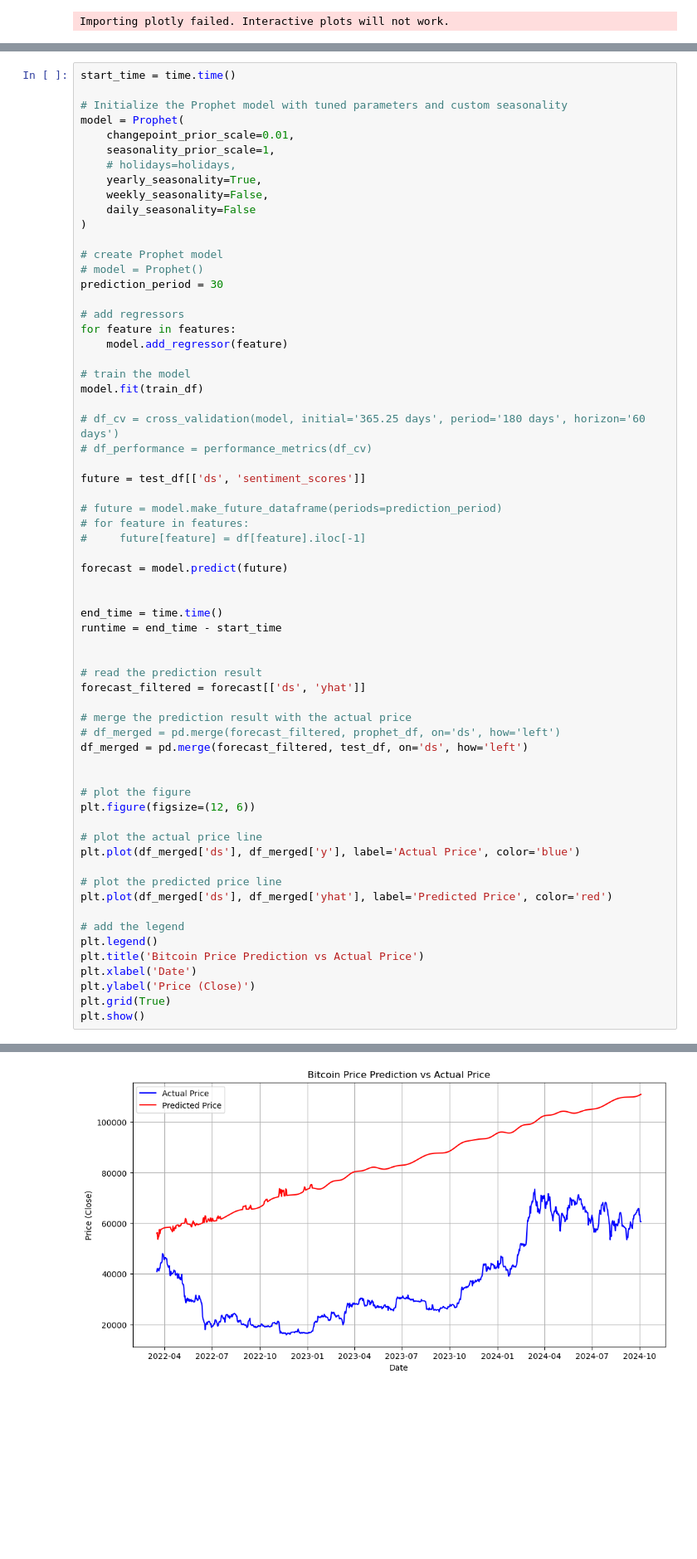
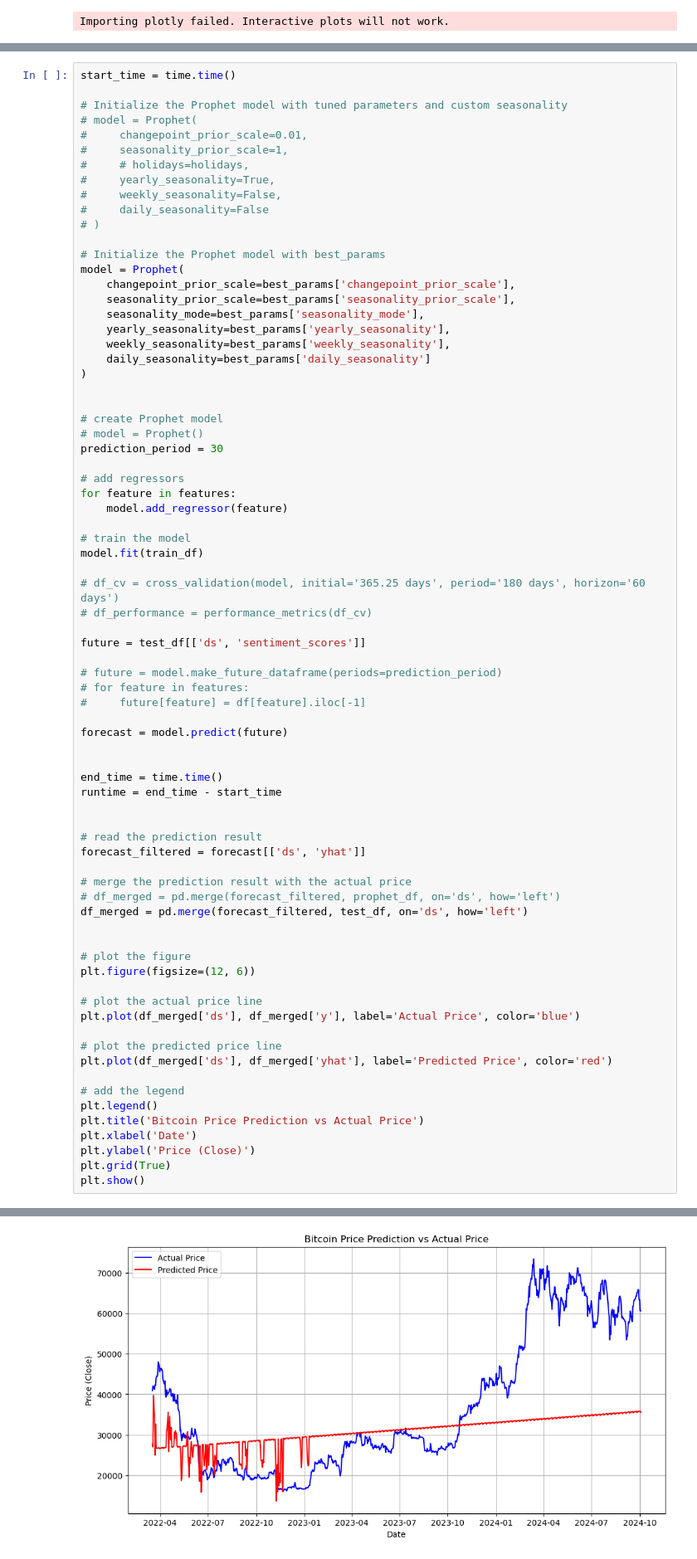
Before and after one commit to lcxWEB/bitflow, a Jupyter notebook: bitcoin_prediction/prophet.ipynb, the cells around one changed output, grey strips where cells are left out. Shown: that part at 83% size. Saved outputs shown, nothing was run; the diff lists cells and outputs as text; blank space fills up the shorter version.

Commit message:
optimize prophet model

```diff
--- a/bitcoin_prediction/prophet.ipynb
+++ b/bitcoin_prediction/prophet.ipynb
@@ -178,14 +182,25 @@ print(best_mae)
 start_time = time.time()
 
 # Initialize the Prophet model with tuned parameters and custom seasonality
+# model = Prophet(
+#     changepoint_prior_scale=0.01,
+#     seasonality_prior_scale=1,
+#     # holidays=holidays,
+#     yearly_seasonality=True,
+#     weekly_seasonality=False,
+#     daily_seasonality=False
+# )
+
+# Initialize the Prophet model with best_params
 model = Prophet(
-    changepoint_prior_scale=0.01,
-    seasonality_prior_scale=1,
-    # holidays=holidays,
-    yearly_seasonality=True,
-    weekly_seasonality=False,
-    daily_seasonality=False
+    changepoint_prior_scale=best_params['changepoint_prior_scale'],
+    seasonality_prior_scale=best_params['seasonality_prior_scale'],
+    seasonality_mode=best_params['seasonality_mode'],
+    yearly_seasonality=best_params['yearly_seasonality'],
+    weekly_seasonality=best_params['weekly_seasonality'],
+    daily_seasonality=best_params['daily_seasonality']
 )
+
 
 # create Prophet model
 # model = Prophet()
@@ -244,4 +259,4 @@ plt.show()
-[figure, old version]
+[figure, new version]
 # %%
 import joblib
 
```
Also changed, not shown: parts of 5 cells of this notebook, 2 other files.
